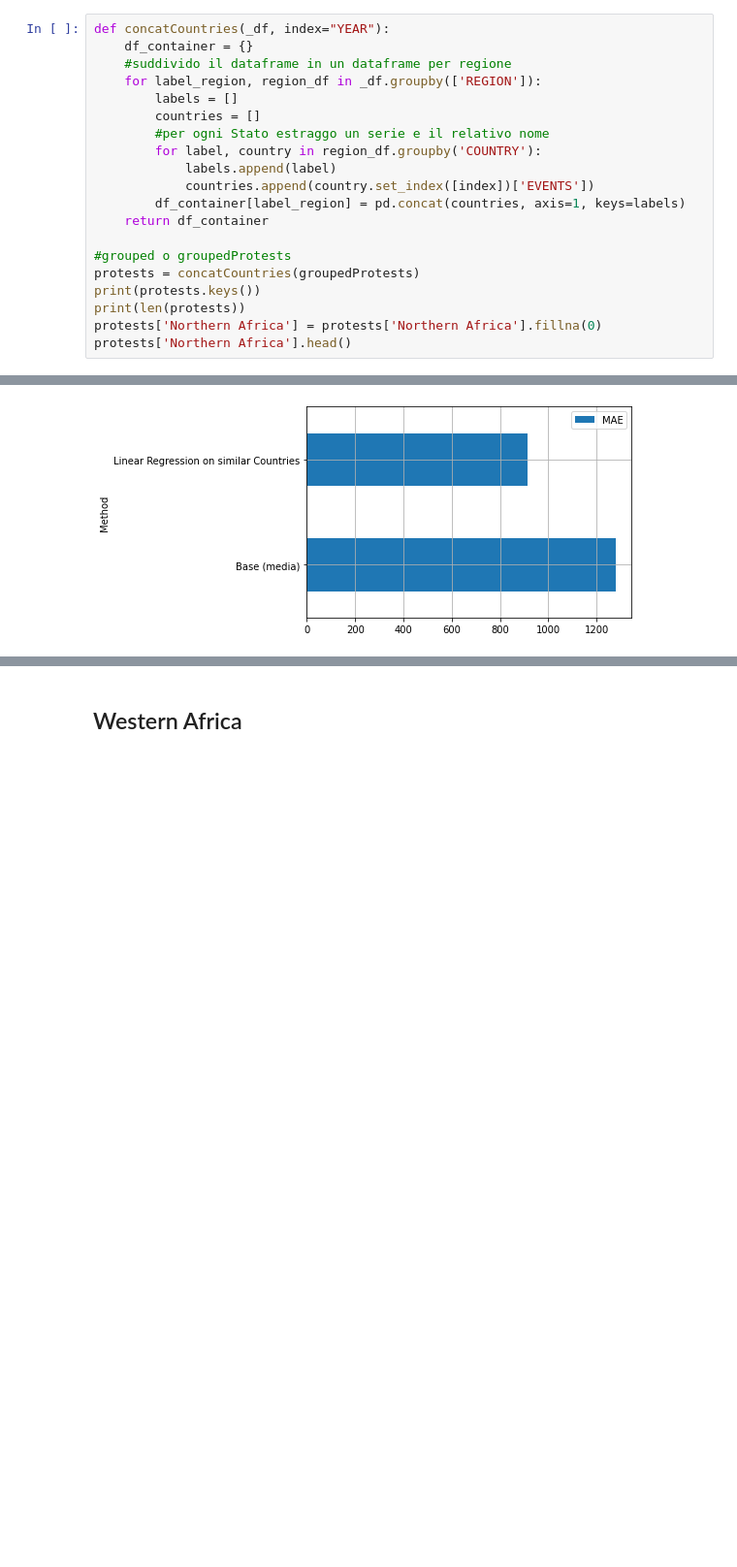
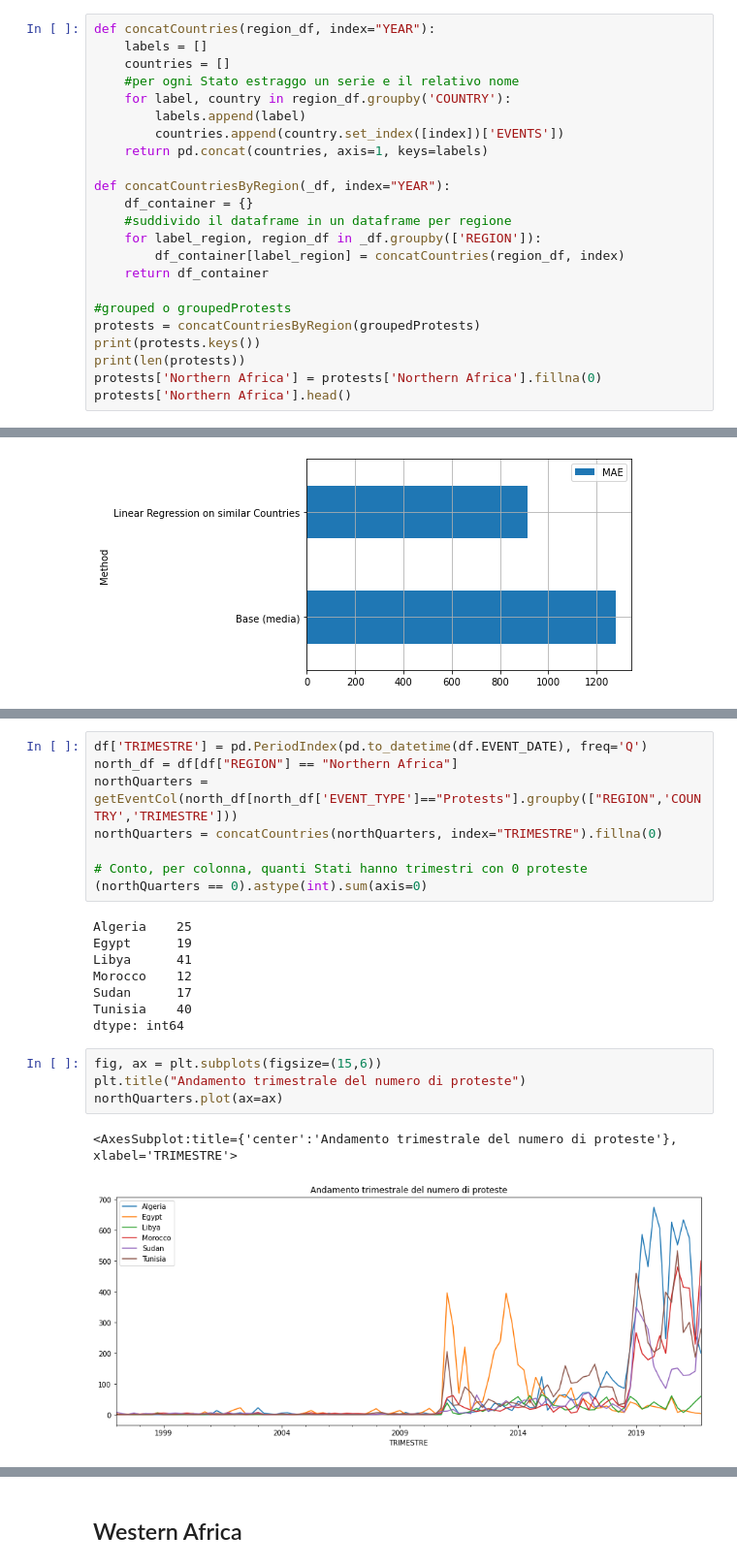
Before and after one commit to loremod/AfricaConflictsPrediction, a Jupyter notebook: Social Media Project.ipynb, the cells around one changed output, grey strips where cells are left out. Shown at 97% size. Drawn from its saved outputs; the diff is of its cells as text; blank space fills up the shorter version.

```diff
--- a/Social Media Project.ipynb
+++ b/Social Media Project.ipynb
@@ -212,21 +215,24 @@ regionPlots(groupedProtests)
 # %% [markdown]
 ## Ristrutturiamo il dataframe: una colonna per ogni stato
 # %%
-def concatCountries(_df, index="YEAR"):
+def concatCountries(region_df, index="YEAR"):
+    labels = []
+    countries = []
+    #per ogni Stato estraggo un serie e il relativo nome
+    for label, country in region_df.groupby('COUNTRY'):
+        labels.append(label)
+        countries.append(country.set_index([index])['EVENTS'])
+    return pd.concat(countries, axis=1, keys=labels)
+
+def concatCountriesByRegion(_df, index="YEAR"):
     df_container = {}
     #suddivido il dataframe in un dataframe per regione
     for label_region, region_df in _df.groupby(['REGION']):
-        labels = []
-        countries = []
-        #per ogni Stato estraggo un serie e il relativo nome
-        for label, country in region_df.groupby('COUNTRY'):
-            labels.append(label)
-            countries.append(country.set_index([index])['EVENTS'])
-        df_container[label_region] = pd.concat(countries, axis=1, keys=labels)
+        df_container[label_region] = concatCountries(region_df, index)
     return df_container
 
 #grouped o groupedProtests
-protests = concatCountries(groupedProtests)
+protests = concatCountriesByRegion(groupedProtests)
 print(protests.keys())
 print(len(protests))
 protests['Northern Africa'] = protests['Northern Africa'].fillna(0)
@@ -454,0 +440,23 @@ protests_predictions.plot()
+# %%
+df['TRIMESTRE'] = pd.PeriodIndex(pd.to_datetime(df.EVENT_DATE), freq='Q')
+north_df = df[df["REGION"] == "Northern Africa"]
+northQuarters = getEventCol(north_df[north_df['EVENT_TYPE']=="Protests"].groupby(["REGION",'COUNTRY','TRIMESTRE']))
+northQuarters = concatCountries(northQuarters, index="TRIMESTRE").fillna(0)
+
+# Conto, per colonna, quanti Stati hanno trimestri con 0 proteste
+(northQuarters == 0).astype(int).sum(axis=0)
+# %% [output]
+Algeria    25
+Egypt      19
+Libya      41
+Morocco    12
+Sudan      17
+Tunisia    40
+dtype: int64
+# %%
+fig, ax = plt.subplots(figsize=(15,6))
+plt.title("Andamento trimestrale del numero di proteste")
+northQuarters.plot(ax=ax)
+# %% [output]
+<AxesSubplot:title={'center':'Andamento trimestrale del numero di proteste'}, xlabel='TRIMESTRE'>
+[figure, added]
```
Also changed, not shown: parts of 70 cells of this notebook.
